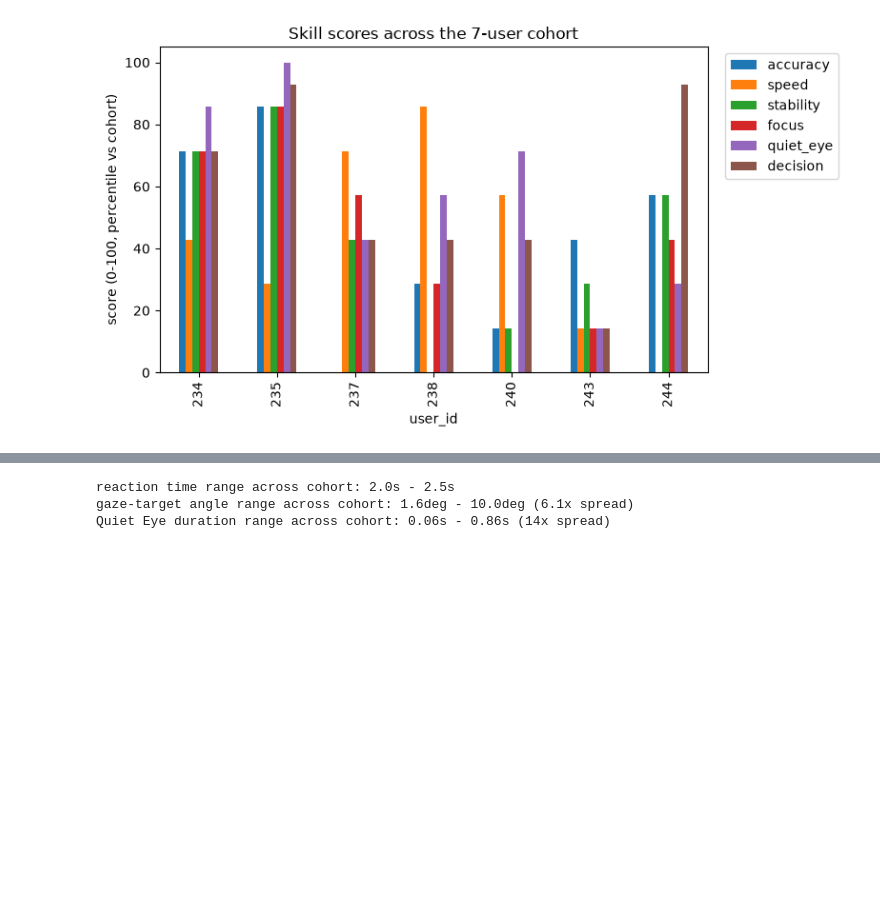
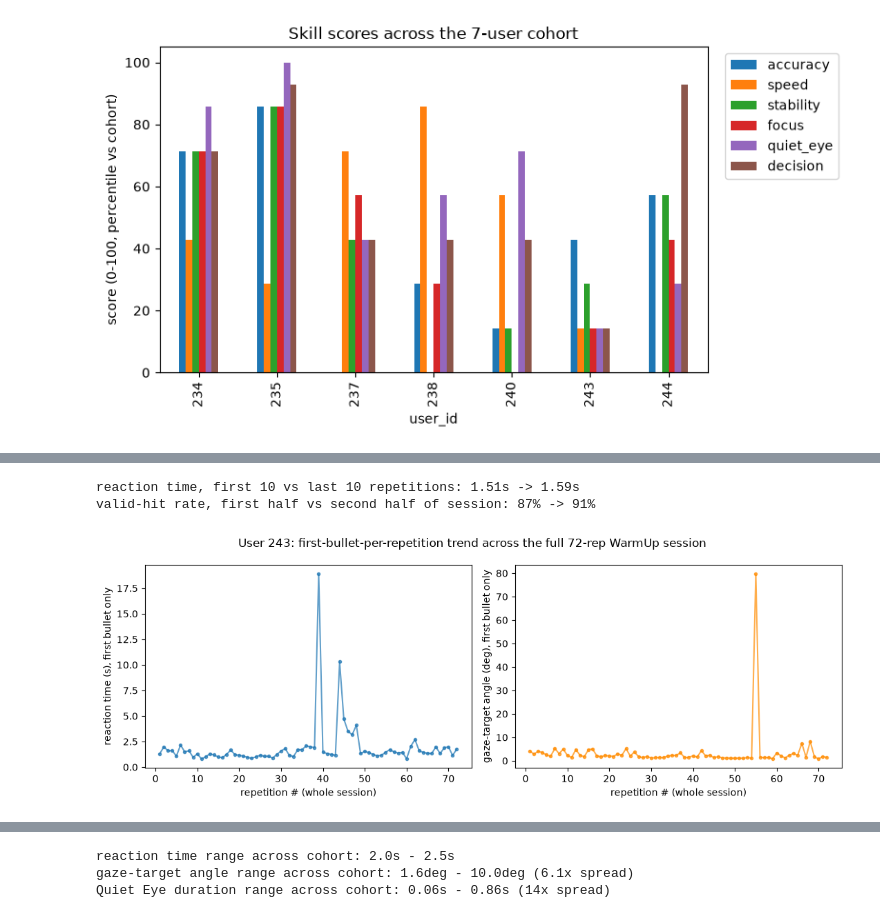
Before and after one commit to GalKepler/eyeviation, a Jupyter notebook: analysis.ipynb, the cells around one changed output, grey strips where cells are left out. Drawn from its saved outputs; the diff is of its cells as text; code cells hidden in the pictures; blank space fills up the shorter version.

```diff
--- a/analysis.ipynb
+++ b/analysis.ipynb
@@ -475,0 +687,27 @@ fig.tight_layout()
+# %%
+# Multi-bullet repetitions inflate reaction_time_s for later bullets (Section
+# 2's caveat: bullet 2's "reaction time" includes bullet 1's). Comparing raw
+# reaction_time_s across the whole session naively would mostly be measuring
+# "how many bullets were in this rep," not fatigue -- so we isolate the first
+# bullet of each repetition, which is on a level footing throughout.
+shots_wu_sorted = shots_wu.sort_values("shot_start_time").reset_index(drop=True)
+shots_wu_sorted["bullet_idx_in_rep"] = shots_wu_sorted.groupby("rep_idx").cumcount()
+first_bullets = shots_wu_sorted[shots_wu_sorted["bullet_idx_in_rep"] == 0].reset_index(drop=True)
+first_bullets["rep_order"] = range(1, len(first_bullets) + 1)
+
+fig, axes = plt.subplots(1, 2, figsize=(11, 4))
+axes[0].plot(first_bullets["rep_order"], first_bullets["reaction_time_s"], marker=".", alpha=0.7)
+axes[0].set_xlabel("repetition # (whole session)"); axes[0].set_ylabel("reaction time (s), first bullet only")
+axes[1].plot(first_bullets["rep_order"], first_bullets["gaze_target_angle_deg"], marker=".", alpha=0.7, color="darkorange")
+axes[1].set_xlabel("repetition # (whole session)"); axes[1].set_ylabel("gaze-target angle (deg), first bullet only")
+fig.suptitle("User 243: first-bullet-per-repetition trend across the full 72-rep WarmUp session")
+fig.tight_layout()
+
+print(f"reaction time, first 10 vs last 10 repetitions: "
+      f"{first_bullets['reaction_time_s'][:10].mean():.2f}s -> {first_bullets['reaction_time_s'][-10:].mean():.2f}s")
+print(f"valid-hit rate, first half vs second half of session: "
+      f"{shots_wu_sorted['valid_hit_recomputed'][:175].mean():.0%} -> {shots_wu_sorted['valid_hit_recomputed'][175:].mean():.0%}")
+# %% [output]
+reaction time, first 10 vs last 10 repetitions: 1.51s -> 1.59s
+valid-hit rate, first half vs second half of session: 87% -> 91%
+[figure, added]
```
Also changed, not shown: parts of 19 cells of this notebook, 6 other files.
